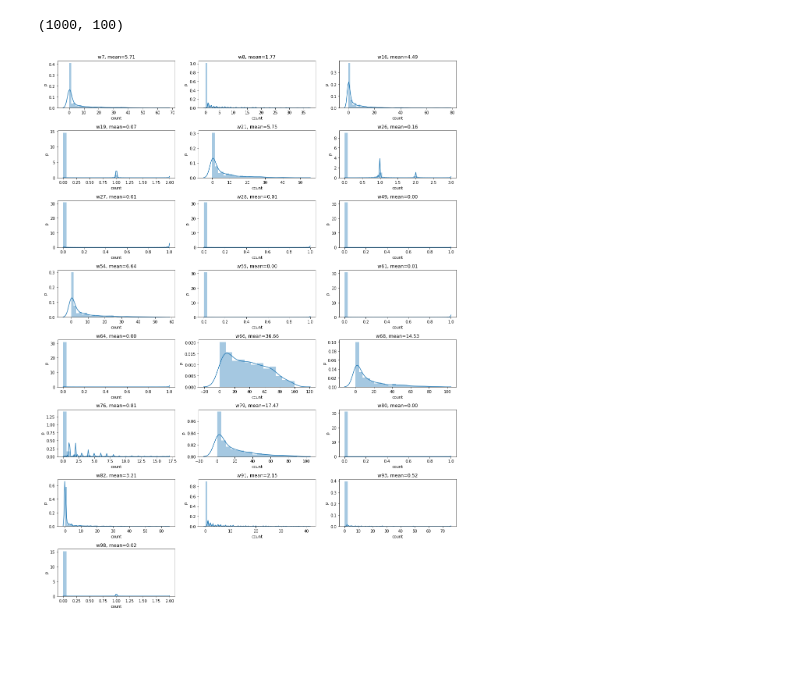
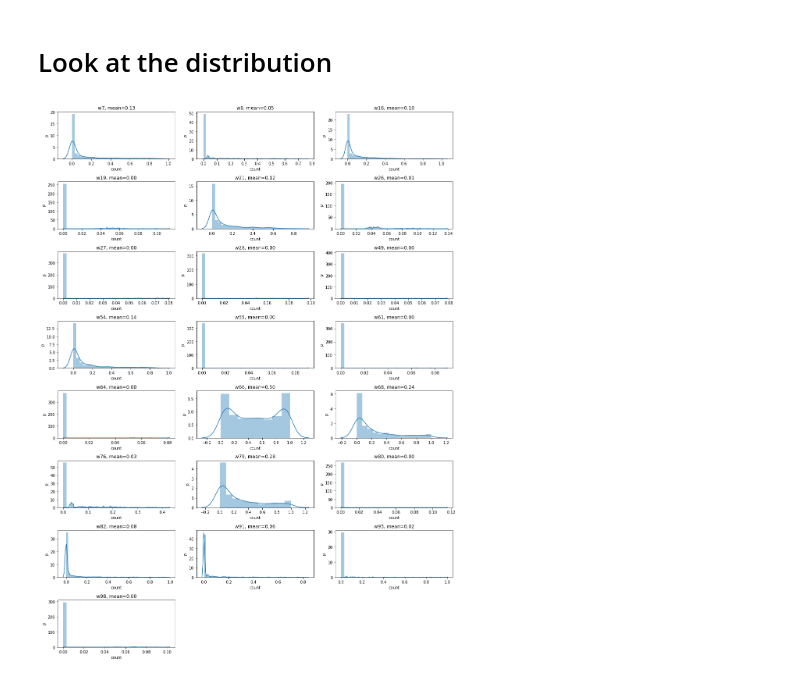
Before and after one commit to oneoffcoder/jupyter, a Jupyter notebook: data-science/lda.ipynb, the cells around one changed output. Saved outputs shown, nothing was run; the diff lists cells and outputs as text; code cells hidden in the pictures; blank space fills up the shorter version.

```diff
--- a/data-science/lda.ipynb
+++ b/data-science/lda.ipynb
@@ -4,6 +6,9 @@ import seaborn as sns
 import matplotlib.pyplot as plt
 import numpy as np
 from scipy.stats import dirichlet, multinomial
+from scipy.sparse import lil_matrix
+import pandas as pd
+from sklearn.feature_extraction.text import TfidfTransformer
 
 np.random.seed(37)
 
@@ -18,3 +23,35 @@ M = 1000
 a = np.array([0.1, 0.2, 0.3, 0.4, 0.025, 0.015, 0.37, 0.88, 0.03, 0.08])
 # priors on N words
 b = np.full((1, N), 0.001, dtype=float)[0]
+
+# distribution of words in topic k
+psi = np.array([dirichlet.rvs(b)[0] for _ in range(K)])
+
+# distribution of topics in document d
+theta = np.array([dirichlet.rvs(a)[0] for _ in range(M)])
+
+# simulate the documents
+docs = []
+for i in range(M):
+    d = {}
+    for j in range(N):
+        z_ij = multinomial.rvs(1, theta[i])
+        topic = np.argmax(z_ij)
+
+        w_ij = multinomial.rvs(1, psi[topic])
+        word = np.argmax(w_ij)
+
+        if word not in d:
+            d[word] = 0
+        d[word] = d[word] + 1
+    docs.append(d)
+
+# make a nice matrix
+X = lil_matrix((M, N), dtype=np.int16)
+for i, d in enumerate(docs):
+    counts = sorted(list(d.items()), key=lambda tup: tup[0])
+    for tup in counts:
+        X[i, tup[0]] = tup[1]
+
+tfidf = TfidfTransformer()
+X = tfidf.fit_transform(X)
@@ -56,32 +58,29 @@ for i, d in enumerate(docs):
-# %%
-print(X.shape)
-# %% [output]
-(1000, 100)
+# %% [markdown]
+# Look at the distribution
 # %%
 means = X.mean(axis=0)
 means = [(i, means[0, i]) for i in range(means.shape[1]) if means[0, i] > 0.0]
 # %%
 import math
 
 n = len(means)
 n_cols = 3
 n_rows = math.ceil(n / n_cols)
-is_even = True if n % n_cols > 0 else False
 fig, ax = plt.subplots(n_rows, n_cols, figsize=(15, 20))
 ax = np.ravel(ax)
 
 for i in range(len(ax)):
     if i < len(means):
         idx = means[i][0]
         mu = means[i][1]
         data = X[:,idx].toarray().reshape(1, -1)[0]
         sns.distplot(data, ax=ax[i])
         ax[i].set_title('w{}, mean={:.2f}'.format(idx, mu))
         ax[i].set_ylabel('p')
         ax[i].set_xlabel('count')
     else:
         ax[i].axis('off')
 
 plt.tight_layout()
 # %% [output]
-[figure, old version]
+[figure, new version]
```
Also changed, not shown: parts of 25 cells of this notebook.
